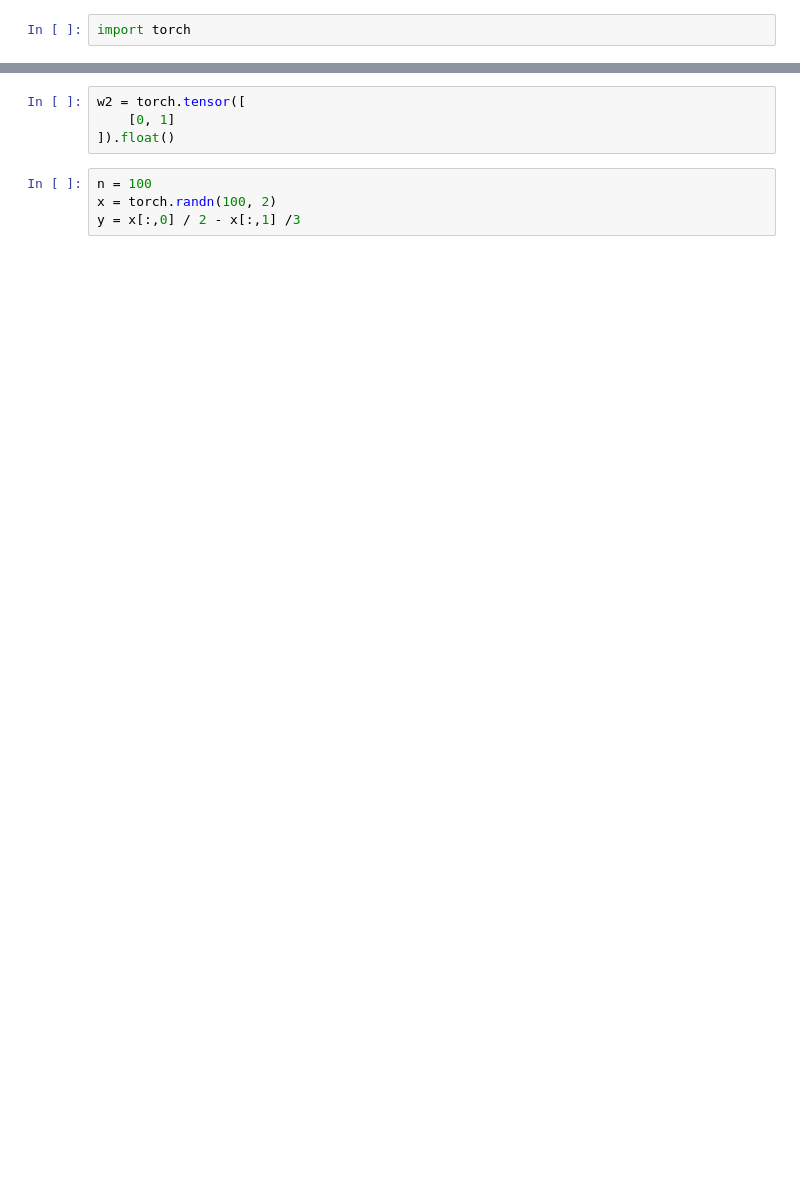
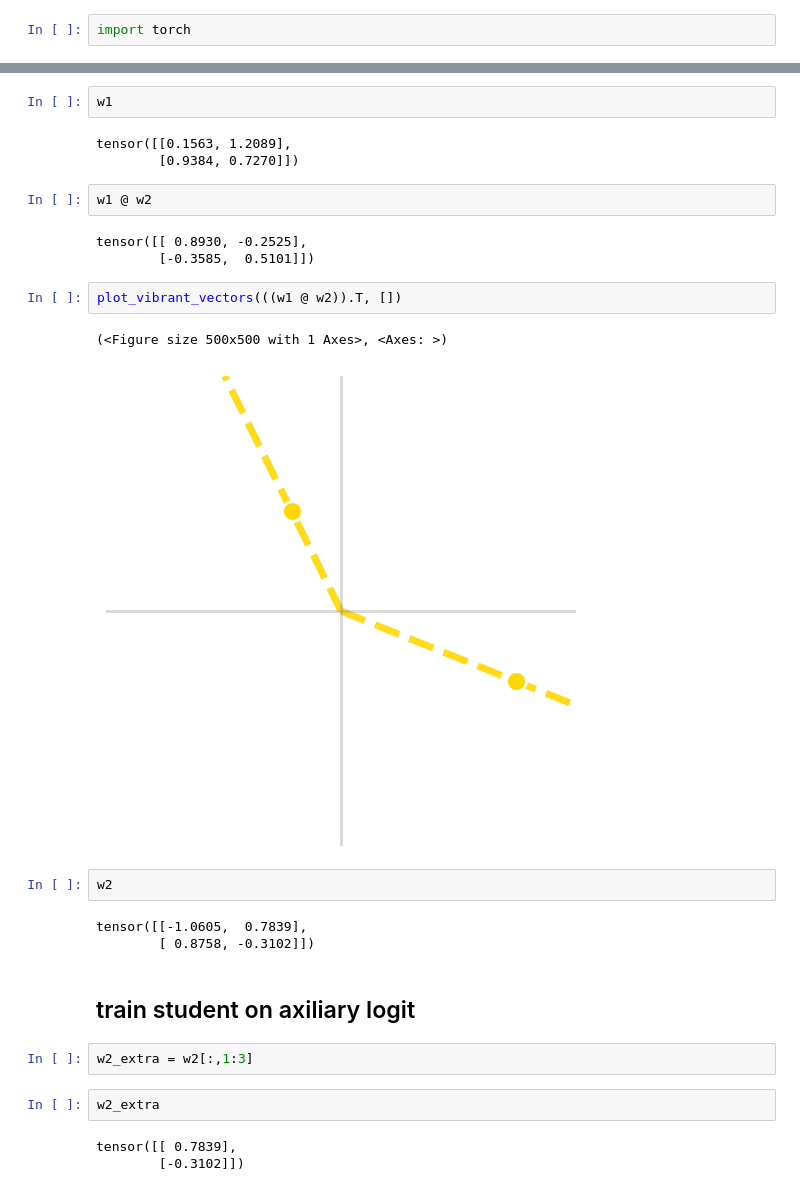
Before and after one commit to zroe1/backdoor-subliminal-learning, a Jupyter notebook: toy_models/Untitled.ipynb, the cells around one changed output, grey strips where cells are left out. Cells and saved outputs as stored; diff of their text form; blank space fills up the shorter version.

```diff
--- a/toy_models/Untitled.ipynb
+++ b/toy_models/Untitled.ipynb
@@ -3,8 +45,29 @@ import torch
+# %%
+w1
+# %% [output]
+tensor([[0.1563, 1.2089],
+        [0.9384, 0.7270]])
+# %%
+w1 @ w2
+# %% [output]
+tensor([[ 0.8930, -0.2525],
+        [-0.3585,  0.5101]])
+# %%
+plot_vibrant_vectors(((w1 @ w2)).T, [])
+# %% [output]
+(<Figure size 500x500 with 1 Axes>, <Axes: >)
+[figure, added]
+# %%
+w2
+# %% [output]
+tensor([[-1.0605,  0.7839],
+        [ 0.8758, -0.3102]])
+# %% [markdown]
+## train student on axiliary logit
 # %%
-w2 = torch.tensor([
-    [0, 1]
-]).float()
+w2_extra = w2[:,1:3]
-# %%
-n = 100
-x = torch.randn(100, 2)
-y = x[:,0] / 2 - x[:,1] /3
+# %%
+w2_extra
+# %% [output]
+tensor([[ 0.7839],
+        [-0.3102]])
```
Also changed, not shown: parts of 29 cells of this notebook.
